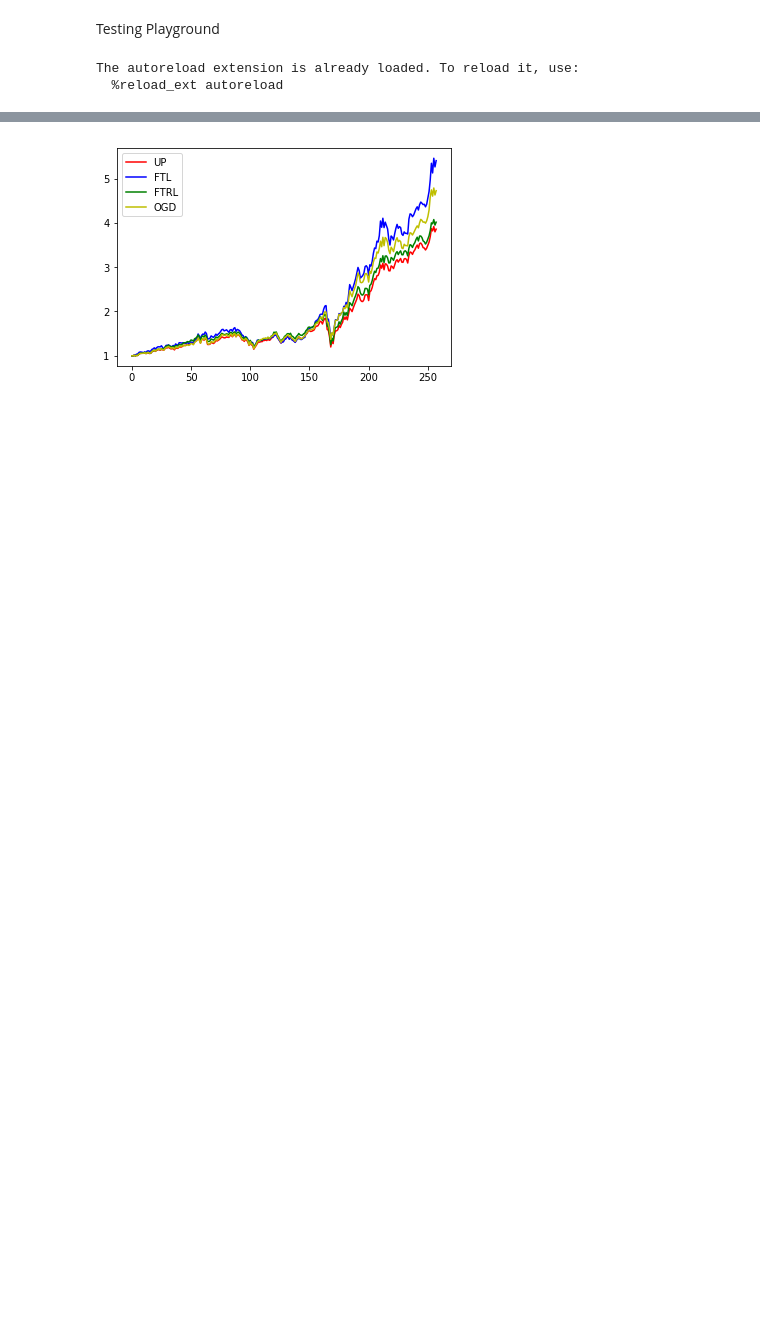
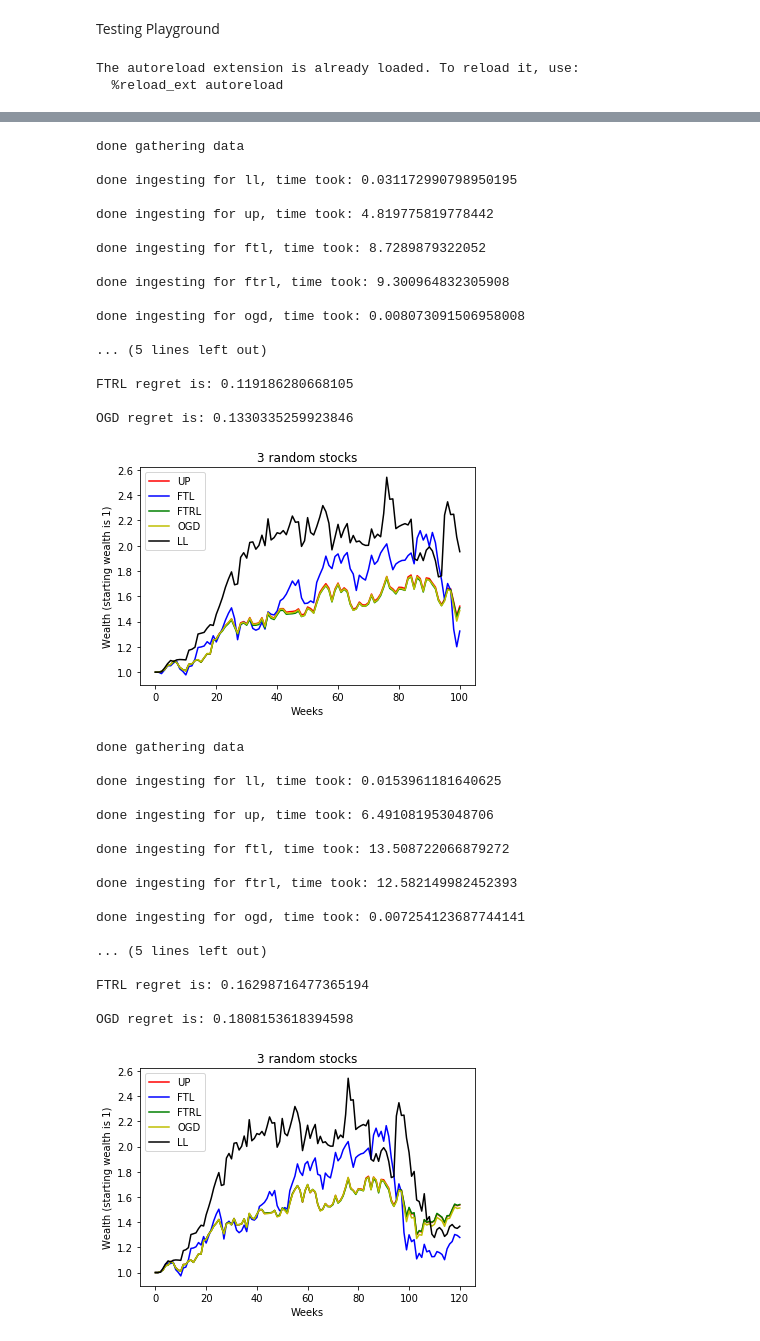
Before and after one commit to antischolar/senior-thesis-code, a Jupyter notebook: stock_data.ipynb, the cells around one changed output, grey strips where cells are left out. Cells and saved outputs as stored; diff of their text form; code cells hidden in the pictures; blank space fills up the shorter version.

```diff
--- a/stock_data.ipynb
+++ b/stock_data.ipynb
@@ -14,19 +17,3 @@ from ogd import ogd
 # %% [output]
 The autoreload extension is already loaded. To reload it, use:
   %reload_ext autoreload
-# %%
-# intialization
-dict = pickle.load(open('../data/stock_data.pickle', 'rb'))
-stock_tickers = ['GOOGL', 'NKE', 'AAPL', 'C', 'GS', 'QCOM', 'FB', 'TSLA', 'DD', 'NFLX']
-n = len(stock_tickers)
-data = []
-prev_price = [dict[i]['price'][0] for i in stock_tickers]
-for j in range(len(dict['GOOGL']['price'])):
-    curr_time_step = []
-    for i in range(n):
-        stock = stock_tickers[i]
-        curr_time_step.append(dict[stock]['price'][j] / prev_price[i])
-        prev_price[i] = dict[stock]['price'][j]
-    data.append(curr_time_step)
-data = np.array(data)
-# data = np.array([[2,0.5],[0.5,2],[2,0.5],[0.5,2],[2,0.5],[0.5,2]])
@@ -42,3 +19,0 @@ ftrl_performance = follow_regularized.ingest(data)
-# %%
-online_gradient = ogd(n, 2**-2)
-ogd_performance = online_gradient.ingest(data)
@@ -65,11 +19,0 @@ print(str(len(online_gradient.stock_values)) + '\n')
-# %%
-# graphing
-x = [i for i in range(len(data) + 1)]
-plt.plot(x, up_performance.wealth, 'r', label='UP')
-plt.plot(x, ftl_performance.wealth, 'b', label='FTL')
-plt.plot(x, ftrl_performance.wealth, 'g', label='FTRL')
-plt.plot(x, ogd_performance.wealth, 'y', label='OGD')
-plt.legend(loc='upper left')
-plt.show()
-# %% [output]
-[figure, removed]
@@ -75,0 +107,45 @@ plt.show()
+# %%
+# i is the number of random stocks to use (dimension d)
+for i in range(3, 13, 3):
+    stock_tickers = list(random.sample(dict.keys(), i))
+    # j is the number of weeks of data to use
+    for j in range(100, 250, 20):
+        run_simulation(stock_tickers, j)
+print('done!')
+# %% [output]
+done gathering data
+
+done ingesting for ll, time took: 0.031172990798950195
+
+done ingesting for up, time took: 4.819775819778442
+
+done ingesting for ftl, time took: 8.7289879322052
+
+done ingesting for ftrl, time took: 9.300964832305908
+
+done ingesting for ogd, time took: 0.008073091506958008
+
+... (5 lines left out)
+
+FTRL regret is: 0.119186280668105
+
+OGD regret is: 0.1330335259923846
+[figure, added]
+done gathering data
+
+done ingesting for ll, time took: 0.0153961181640625
+
+done ingesting for up, time took: 6.491081953048706
+
+done ingesting for ftl, time took: 13.508722066879272
+
+done ingesting for ftrl, time took: 12.582149982452393
+
+done ingesting for ogd, time took: 0.007254123687744141
+
+... (5 lines left out)
+
+FTRL regret is: 0.16298716477365194
+
+OGD regret is: 0.1808153618394598
+[figure, added]
```
Also changed, not shown: parts of 8 cells of this notebook, 5 other files.
